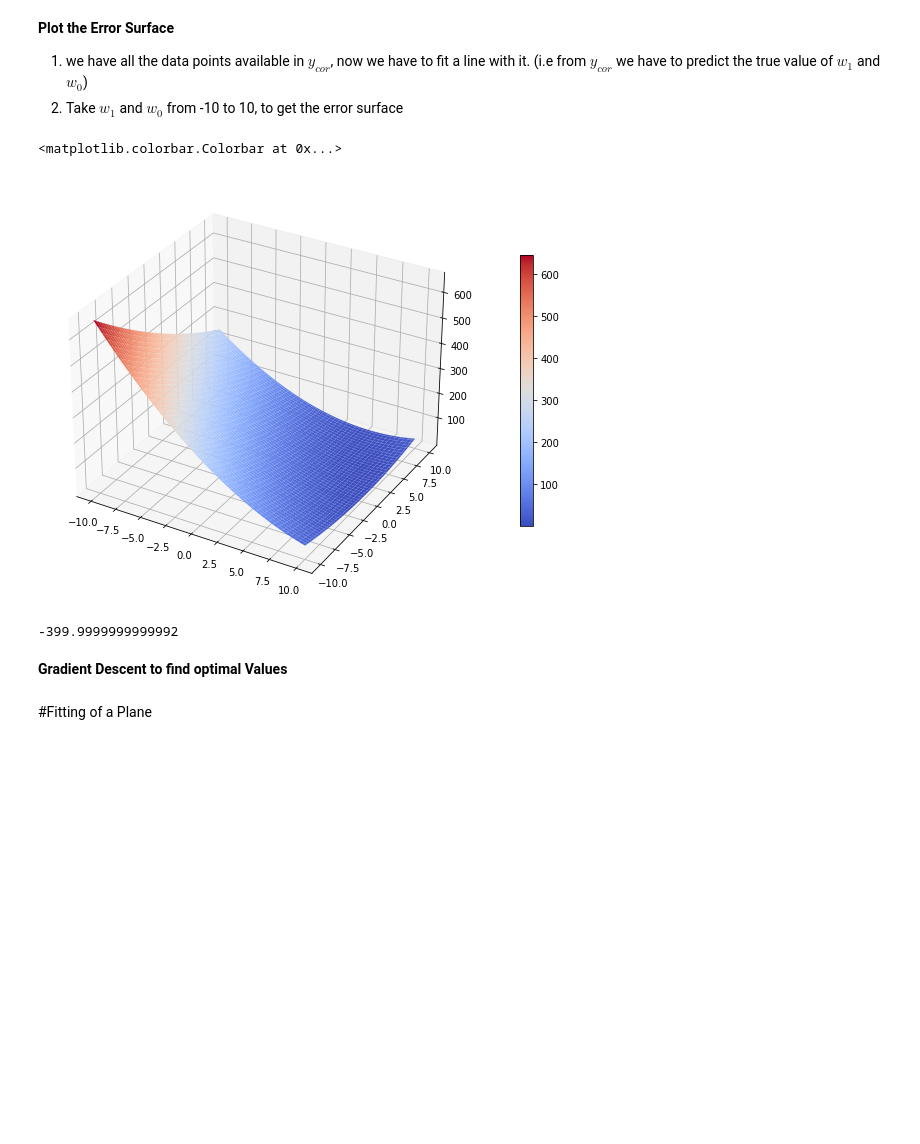
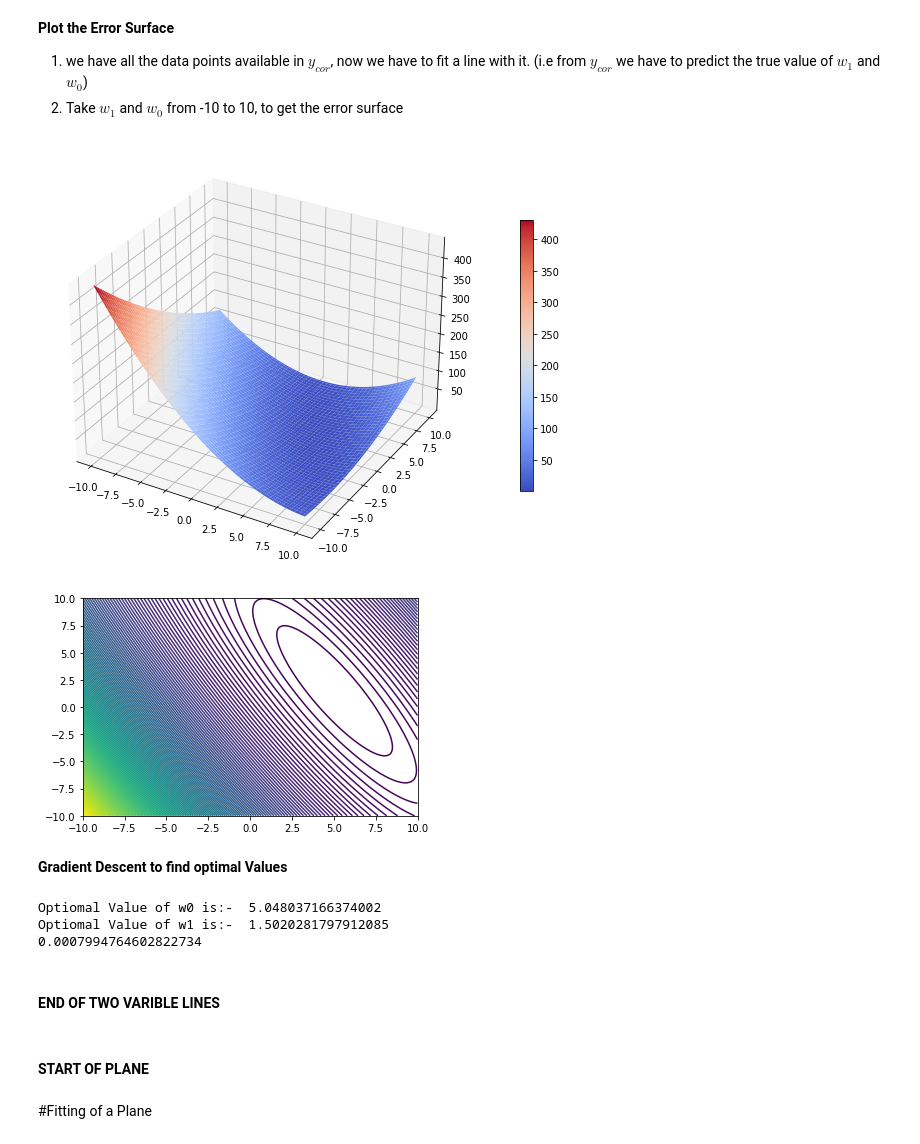
Before and after one commit to azrael05/PRML-Lab, a Jupyter notebook: Lab 05/Lab_5_Regression.ipynb, the cells around one changed output. Saved outputs shown, nothing was run; the diff lists cells and outputs as text; code cells hidden in the pictures; blank space fills up the shorter version.

```diff
--- a/Lab 05/Lab_5_Regression.ipynb
+++ b/Lab 05/Lab_5_Regression.ipynb
@@ -156,7 +160,7 @@ start_number=-5
 end_number=7
 size_of_search_space=1000
 learning_rate=1
-w1=4
+w1=6
 
 
 #code
@@ -166,7 +170,7 @@ while True:
     w1_vector.append(w1)
     y_pred=line(w0=w0,w1=w1,x_points=x_points)
     error=error_calc(y_pred=y_pred,y_actual=y_cor)
-    del_err=delta_error(x_actual=x_points,y_actual=y_points,y_pred=y_pred)
+    del_err=delta_error(x_actual=x_points,y_actual=y_cor,y_pred=y_pred)
     error_vector_gd.append(error)
     w1_new=w1-learning_rate*del_err
     if(w1_new==w1):
@@ -179,4 +183,10 @@ print("delta_error at this point:- ",del_err)
 #plot graphs
 plt.plot(search_space,error_vector,color='black')
 plt.plot(w1_vector,error_vector_gd,color="red")
+
+#delete variables
+try:
+    del(x_points,y_cor,y_points,w0,w1,error_vector_gd,search_space,w1_vector,del_err,y_pred,error_vector)
+except:
+    pass
 # %% [output]
@@ -225,8 +236,11 @@ no_of_points=y_points.shape[0]
 
 #code
 noise=np.random.uniform(low=start_number,high=end_number,size=no_of_points)
-y_cor=y_pred+0.1*noise
+y_cor=y_points+0.1*noise
 
 plt.plot(x_points,y_cor)
 plt.plot(x_points,y_points,color="black")
+
+#deleting variables
+del(noise,y_points,start_number,end_number,no_of_points)
 # %% [output]
@@ -242,49 +255,40 @@ plt.plot(x_points,y_points,color="black")
 start_number=-10
 end_number=10
 no_of_points=100
 error_vector=[]
+
+
 #code
 search_space_w0=np.linspace(start=start_number,stop=end_number,num=no_of_points)
 search_space_w1=search_space_w0.copy()
 
 # xp=np.tile(np.array([search_space_w0]),reps=(100,1))
 # search_space_w0=np.tile(np.array([search_space_w0]),reps=(100,1))
 # search_space_w1=np.tile(np.array([search_space_w1]),reps=(100,1)).T
 # print(search_space_w0[0])
 # print(search_space_w1[1])
 
 
 W0,W1=np.meshgrid(search_space_w0,search_space_w1)
 error_vector=np.empty((no_of_points,no_of_points))
 for i in range(no_of_points):
     for j in range(no_of_points):
         y_pred=line(w0=W0[i][j],w1=W1[i][j],x_points=x_points)
         error_vector[i][j]=(error_calc(y_pred=y_pred,y_actual=y_cor))
 
 
 # error_vector=(error_calc(y_pred=line(w0=search_space_w0,w1=search_space_w1,x_points=x_points),y_actual=y_cor))
 fig=plt.figure(figsize=(10,10))
 ax=plt.axes(projection='3d')
 # W0,W1=np.meshgrid(w0,w1)
 surf=ax.plot_surface(W0,W1,error_vector,cmap=plt.cm.coolwarm)
 plt.colorbar(surf,shrink=0.5,pad=0.1)
+plt.show()
+plt.contour(W0,W1,error_vector,150)
+plt.show()
+
+#deleting variables
+del(start_number,end_number,no_of_points,search_space_w0,search_space_w1,W0,W1,error_vector,y_pred)
 # %% [output]
-<matplotlib.colorbar.Colorbar at 0x...>
-[figure, old version]
+[figure, new version]
+[figure, added]
-# %%
-# search_space_w0=[np.linspace(start=start_number,stop=end_number,num=4)]
-# # search_space_w0.reshape((100,100))
-# # search_space_w0=np.array([search_space_w0])
-# print(np.array(search_space_w0).transpose())
-# # print(np.array([[1,2,3]]))
-# # print(np.array([[1,2,3]]).T)
-# # print(np.tile(np.array([[1,2,3]]).transpose(), (1, 3)))
-# # search_space_w0=np.tile(search_space_w0.T,reps=(1,100))
-# # print(search_space_w0.shape)
-# print(x_points.shape)
-# print(np.tile([1],reps=(x_points.shape[0],1)).shape)
-# print(x_points.shape)
-y_pred=line(w0=4.8,w1=1.5,x_points=x_points)
-print(delta_error(x_actual=np.tile([1],reps=(1000,1)),y_actual=y_points,y_pred=y_pred))
-# %% [output]
--399.9999999999992
@@ -311,9 +297,9 @@ print(delta_error(x_actual=np.tile([1],reps=(1000,1)),y_actual=y_points,y_pred=y
 # %%
 ## Write your code here
 #Parameters
-w0=5
-w1=1.4
-learning_rate=0.0001
+w0=2
+w1=1.3
+learning_rate=0.05
 #code
 w1_new=w1
 w0_new=w0
@@ -321,14 +307,26 @@ while True:
     y_pred=line(w0=w0,w1=w1,x_points=x_points)
     error=error_calc(y_pred=y_pred,y_actual=y_cor)
     # print(w0,w1)
-    del_err_w1=delta_error(x_actual=x_points,y_actual=y_points,y_pred=y_pred)
-    del_err_w0=delta_error(x_actual=np.tile([1],reps=(x_points.shape[0],1)),y_actual=y_points,y_pred=y_pred)
+    del_err_w1=delta_error(x_actual=x_points,y_actual=y_cor,y_pred=y_pred)
+    del_err_w0=delta_error(x_actual=np.array([1]*x_points.shape[0]),y_actual=y_cor,y_pred=y_pred)
+    # del_err_w0=-2*np.sum(y_cor-y_pred)/y_cor.shape[0]
     w1_new=w1-learning_rate*del_err_w1
     w0_new=w0-learning_rate*del_err_w0
-    if(abs(w1_new-w1)<=10**-8 and abs(w0-w0_new)<=10**-8):
+    if(abs(w1_new-w1)<=10**-7 and abs(w0-w0_new)<=10**-7):
         break
     w1=w1_new
     w0=w0_new
 
 print("Optiomal Value of w0 is:- ",w0)
 print("Optiomal Value of w1 is:- ",w1)
+y_pred=line(w0=w0,w1=w1,x_points=x_points)
+error=error_calc(y_pred=y_pred,y_actual=y_cor)
+print(error)
+
+
+#deleting variables
+del(w0,w1,learning_rate,w1_new,w0_new,del_err_w0,del_err_w1,error,y_cor,x_points)
+# %% [output]
+Optiomal Value of w0 is:-  5.048037166374002
+Optiomal Value of w1 is:-  1.5020281797912085
+0.0007994764602822734
@@ -337,3 +333,7 @@ asd
+# %% [markdown]
+#### END OF TWO VARIBLE LINES
+# %% [markdown]
+#### START OF PLANE
 # %% [markdown]
 #Fitting of a Plane
 # %% [markdown]
```
Also changed, not shown: parts of 17 cells of this notebook.
